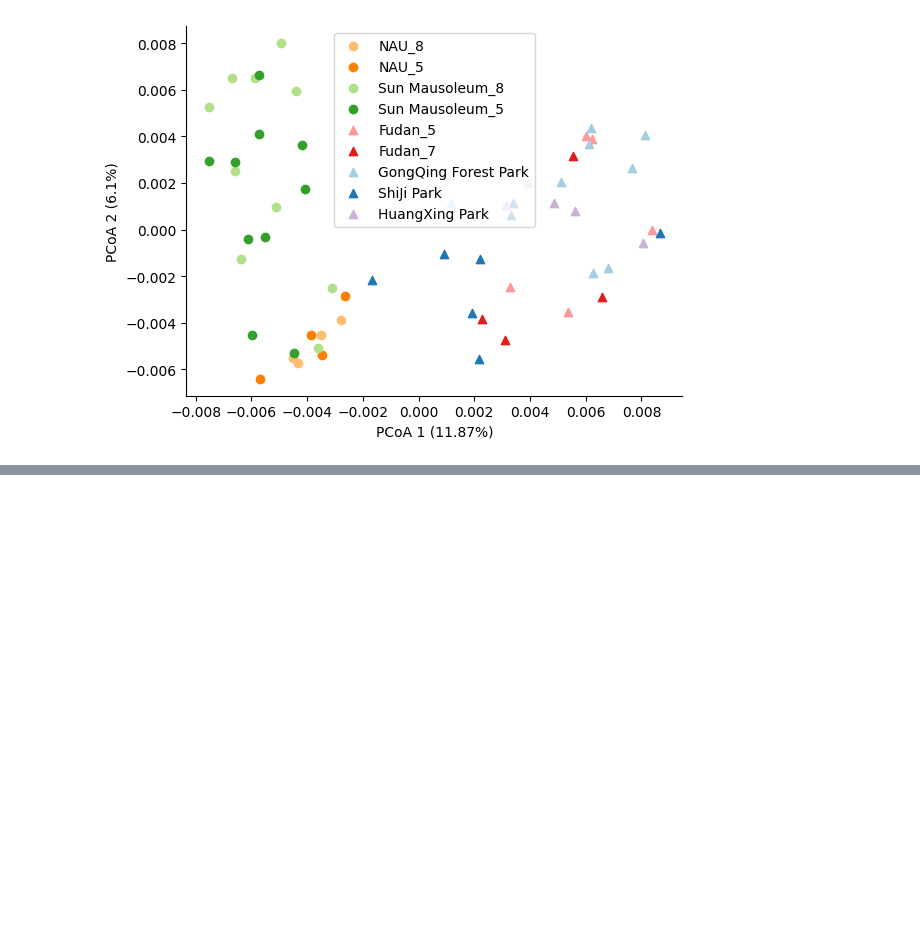
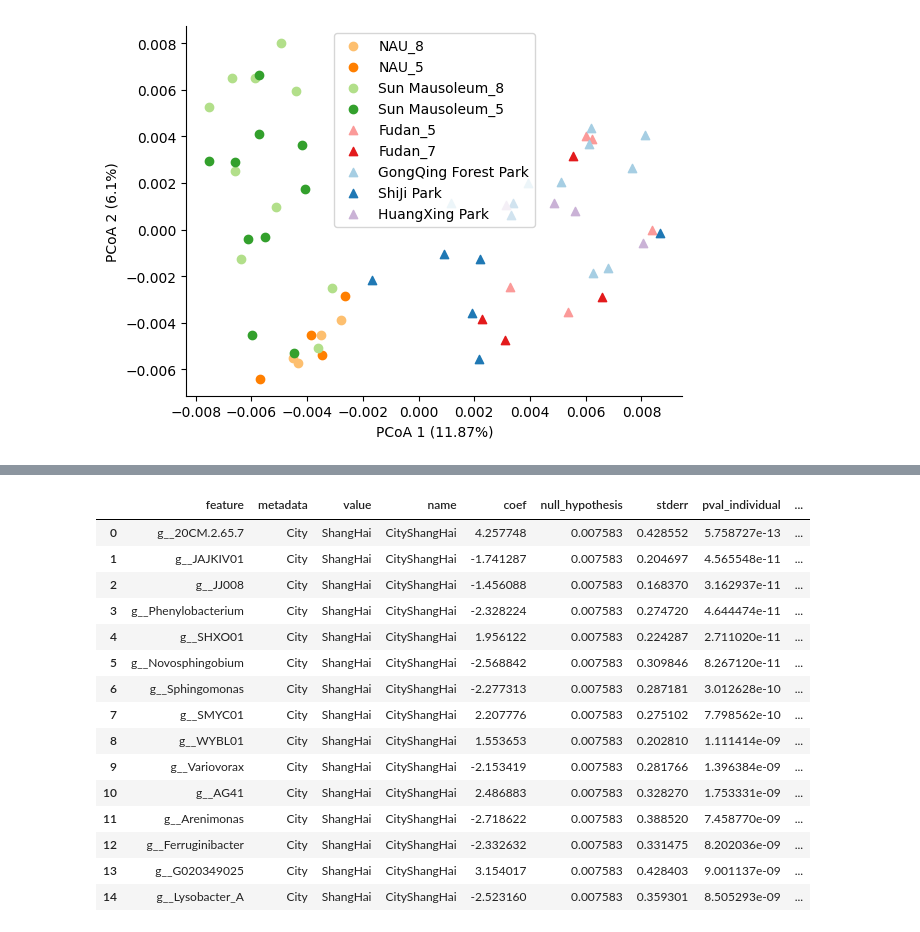
Before and after one commit to BigDataBiology/Duan2026_urban_soil, a Jupyter notebook: analysis/figure1/figure1.ipynb, the cells around one changed output, grey strips where cells are left out. Cells and saved outputs as stored; diff of their text form; code cells hidden in the pictures; blank space fills up the shorter version.

```diff
--- a/analysis/figure1/figure1.ipynb
+++ b/analysis/figure1/figure1.ipynb
@@ -613,0 +637,25 @@ ax.spines['top'].set_visible(False)
+# %%
+df = df[df['model']=='abundance']
+df = df[df['metadata']=='City']
+df = df[df['qval_joint']<0.05]
+df = df[df['error'].isnull()]
+df['log_qval_joint'] = -np.log10(df['qval_joint'] )
+df = df.head(15)
+df
+# %% [output]
+|  | feature | metadata | value | name | coef | null_hypothesis | stderr | pval_individual | ... |
+| 0 | g__20CM.2.65.7 | City | ShangHai | CityShangHai | 4.257748 | 0.007583 | 0.428552 | 5.758727e-13 | ... |
+| 1 | g__JAJKIV01 | City | ShangHai | CityShangHai | -1.741287 | 0.007583 | 0.204697 | 4.565548e-11 | ... |
+| 2 | g__JJ008 | City | ShangHai | CityShangHai | -1.456088 | 0.007583 | 0.168370 | 3.162937e-11 | ... |
+| 3 | g__Phenylobacterium | City | ShangHai | CityShangHai | -2.328224 | 0.007583 | 0.274720 | 4.644474e-11 | ... |
+| 4 | g__SHXO01 | City | ShangHai | CityShangHai | 1.956122 | 0.007583 | 0.224287 | 2.711020e-11 | ... |
+| 5 | g__Novosphingobium | City | ShangHai | CityShangHai | -2.568842 | 0.007583 | 0.309846 | 8.267120e-11 | ... |
+| 6 | g__Sphingomonas | City | ShangHai | CityShangHai | -2.277313 | 0.007583 | 0.287181 | 3.012628e-10 | ... |
+| 7 | g__SMYC01 | City | ShangHai | CityShangHai | 2.207776 | 0.007583 | 0.275102 | 7.798562e-10 | ... |
+| 8 | g__WYBL01 | City | ShangHai | CityShangHai | 1.553653 | 0.007583 | 0.202810 | 1.111414e-09 | ... |
+| 9 | g__Variovorax | City | ShangHai | CityShangHai | -2.153419 | 0.007583 | 0.281766 | 1.396384e-09 | ... |
+| 10 | g__AG41 | City | ShangHai | CityShangHai | 2.486883 | 0.007583 | 0.328270 | 1.753331e-09 | ... |
+| 11 | g__Arenimonas | City | ShangHai | CityShangHai | -2.718622 | 0.007583 | 0.388520 | 7.458770e-09 | ... |
+| 12 | g__Ferruginibacter | City | ShangHai | CityShangHai | -2.332632 | 0.007583 | 0.331475 | 8.202036e-09 | ... |
+| 13 | g__G020349025 | City | ShangHai | CityShangHai | 3.154017 | 0.007583 | 0.428403 | 9.001137e-09 | ... |
+| 14 | g__Lysobacter_A | City | ShangHai | CityShangHai | -2.523160 | 0.007583 | 0.359301 | 8.505293e-09 | ... |
```
Also changed, not shown: parts of 4 cells of this notebook, 2 other files.
